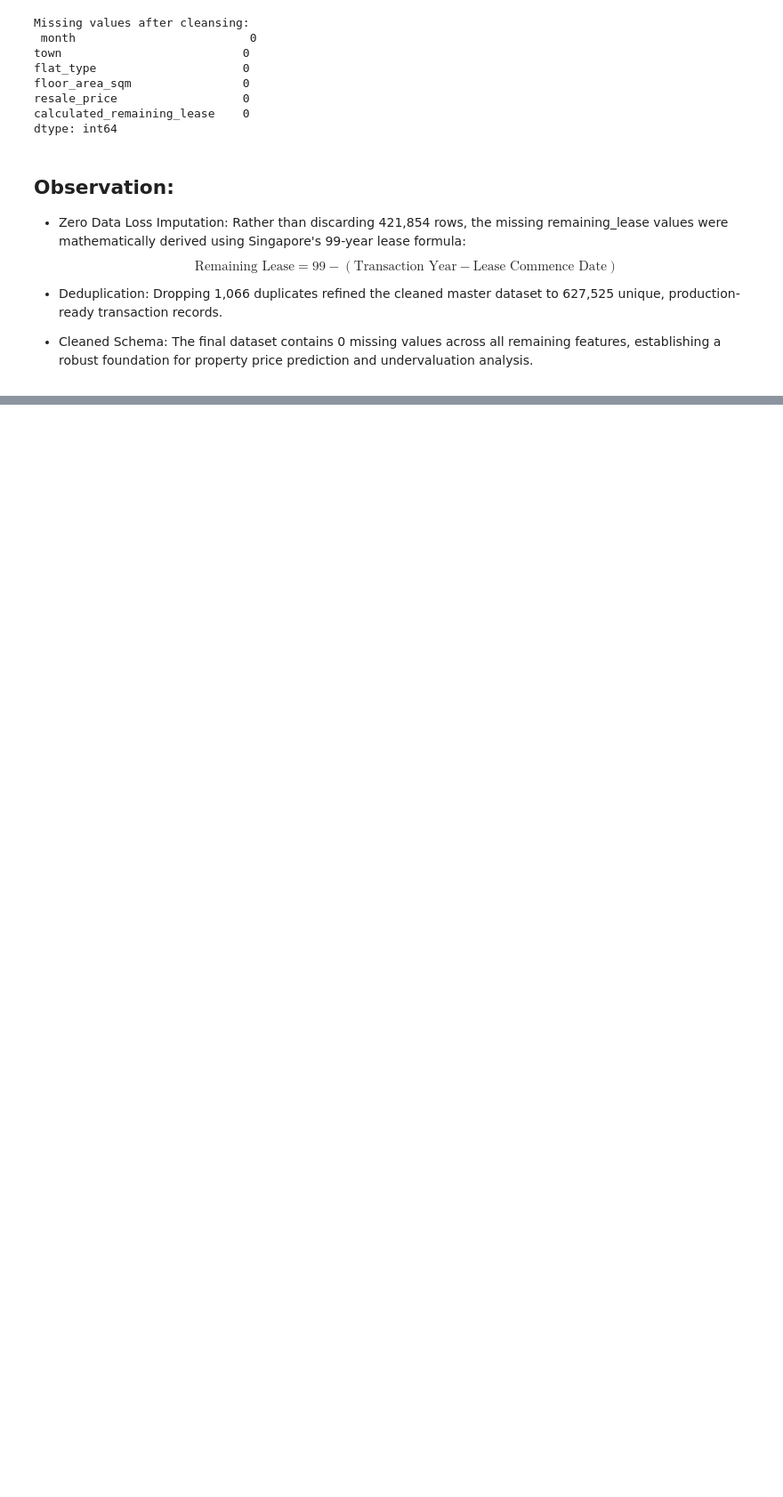
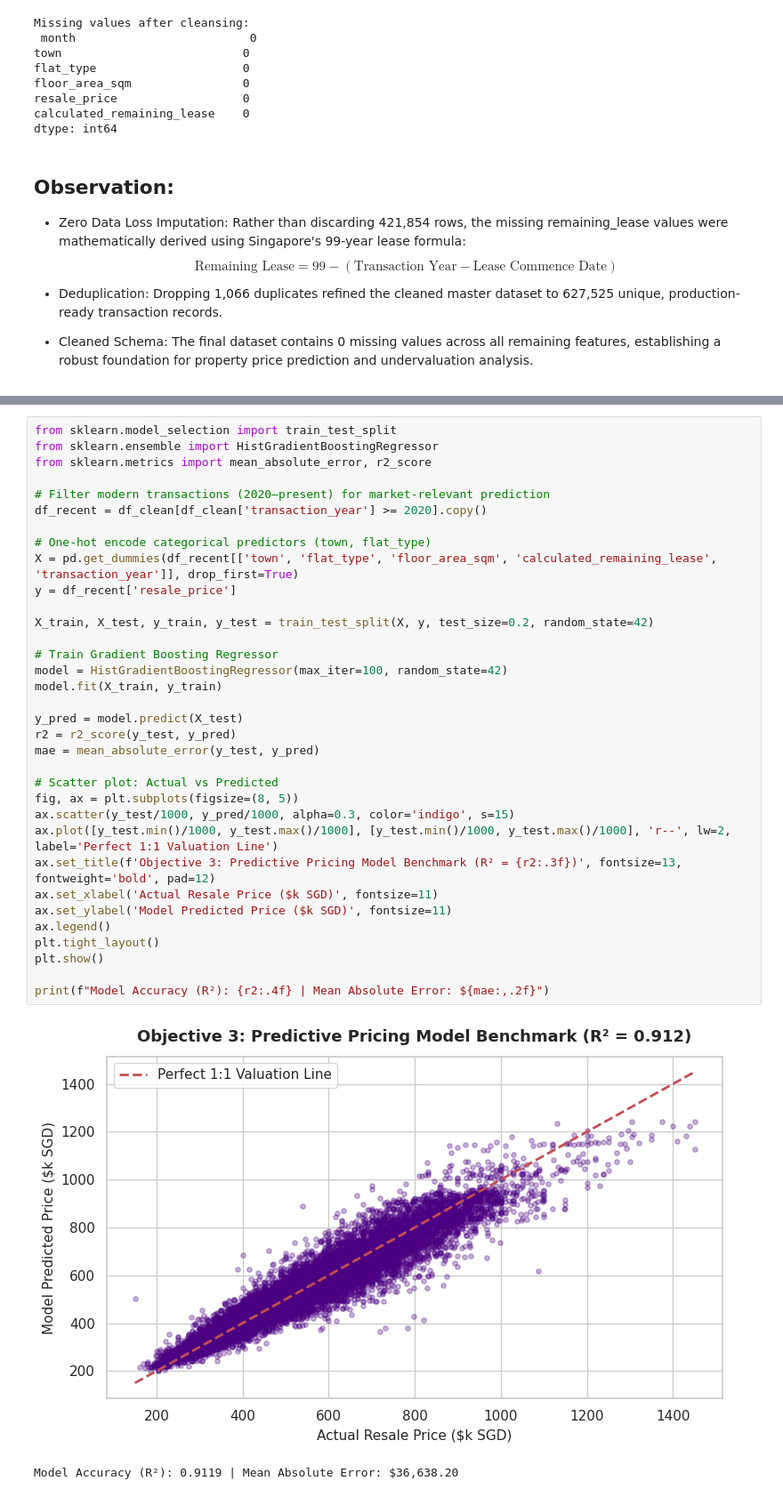
Before and after one commit to Rafeek-Data/Rafeek-Ahamed_Capstone-Project, a Jupyter notebook: Rafeek_Colab_Capstone.ipynb, the cells around one changed output, grey strips where cells are left out. Shown at 89% size. Saved outputs shown, nothing was run; the diff lists cells and outputs as text; blank space fills up the shorter version.

```diff
--- a/Rafeek_Colab_Capstone.ipynb
+++ b/Rafeek_Colab_Capstone.ipynb
@@ -347,0 +346,37 @@ $$\text{Remaining Lease} = 99 - (\text{Transaction Year} - \text{Lease Commence
+# %%
+from sklearn.model_selection import train_test_split
+from sklearn.ensemble import HistGradientBoostingRegressor
+from sklearn.metrics import mean_absolute_error, r2_score
+
+# Filter modern transactions (2020–present) for market-relevant prediction
+df_recent = df_clean[df_clean['transaction_year'] >= 2020].copy()
+
+# One-hot encode categorical predictors (town, flat_type)
+X = pd.get_dummies(df_recent[['town', 'flat_type', 'floor_area_sqm', 'calculated_remaining_lease', 'transaction_year']], drop_first=True)
+y = df_recent['resale_price']
+
+X_train, X_test, y_train, y_test = train_test_split(X, y, test_size=0.2, random_state=42)
+
+# Train Gradient Boosting Regressor
+model = HistGradientBoostingRegressor(max_iter=100, random_state=42)
+model.fit(X_train, y_train)
+
+y_pred = model.predict(X_test)
+r2 = r2_score(y_test, y_pred)
+mae = mean_absolute_error(y_test, y_pred)
+
+# Scatter plot: Actual vs Predicted
+fig, ax = plt.subplots(figsize=(8, 5))
+ax.scatter(y_test/1000, y_pred/1000, alpha=0.3, color='indigo', s=15)
+ax.plot([y_test.min()/1000, y_test.max()/1000], [y_test.min()/1000, y_test.max()/1000], 'r--', lw=2, label='Perfect 1:1 Valuation Line')
+ax.set_title(f'Objective 3: Predictive Pricing Model Benchmark (R² = {r2:.3f})', fontsize=13, fontweight='bold', pad=12)
+ax.set_xlabel('Actual Resale Price ($k SGD)', fontsize=11)
+ax.set_ylabel('Model Predicted Price ($k SGD)', fontsize=11)
+ax.legend()
+plt.tight_layout()
+plt.show()
+
+print(f"Model Accuracy (R²): {r2:.4f} | Mean Absolute Error: ${mae:,.2f}")
+# %% [output]
+[figure, added]
+Model Accuracy (R²): 0.9119 | Mean Absolute Error: $36,638.20
```
Also changed, not shown: parts of 22 cells of this notebook.
